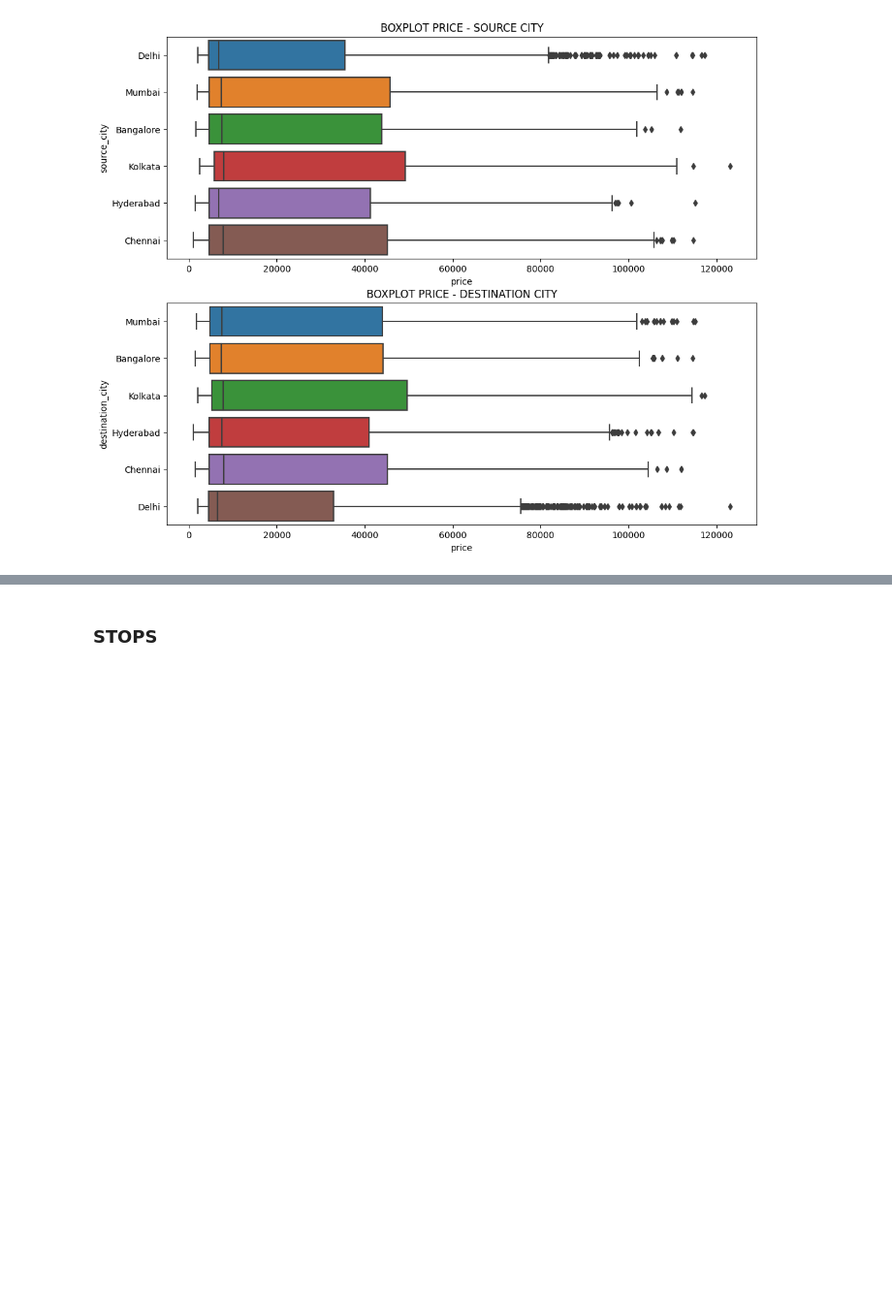
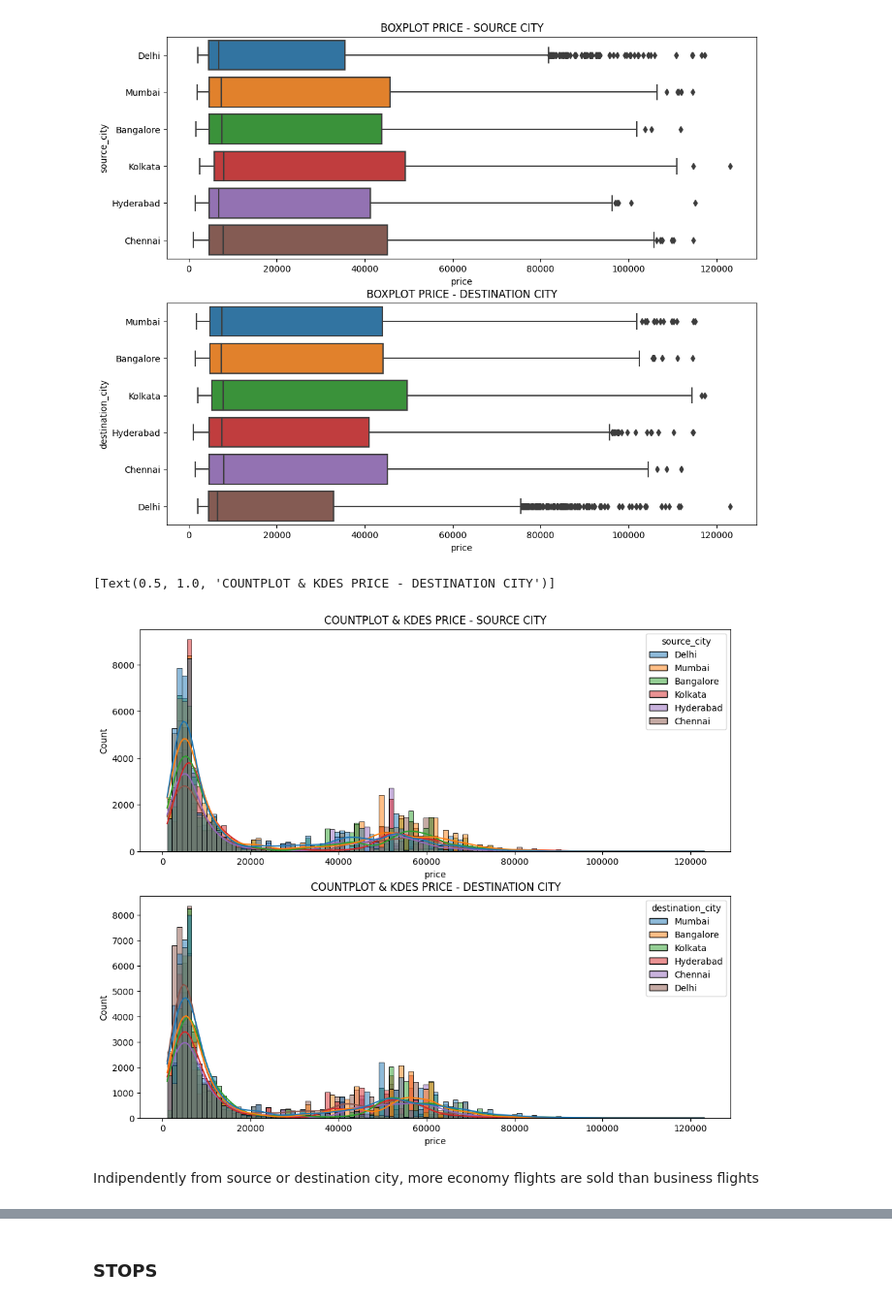
Before and after one commit to baldogiovine/763691, a Jupyter notebook: flights_provola.ipynb, the cells around one changed output, grey strips where cells are left out. Shown at 97% size. Drawn from its saved outputs; the diff is of its cells as text; code cells hidden in the pictures; blank space fills up the shorter version.

```diff
--- a/flights_provola.ipynb
+++ b/flights_provola.ipynb
@@ -96,3 +116,16 @@ g2.set(title = 'BOXPLOT PRICE - DESTINATION CITY')
 # %% [output]
 [Text(0.5, 1.0, 'BOXPLOT PRICE - DESTINATION CITY')]
 [figure]
+# %%
+fig, axs = plt.subplots(2, 1, figsize=(12,10))
+
+g1 = sns.histplot(data=df, x='price', hue='source_city', kde=True, ax=axs[0])
+g1.set(title = 'COUNTPLOT & KDES PRICE - SOURCE CITY')
+
+g2 = sns.histplot(data=df, x='price', hue='destination_city', kde=True, ax=axs[1])
+g2.set(title = 'COUNTPLOT & KDES PRICE - DESTINATION CITY')
+# %% [output]
+[Text(0.5, 1.0, 'COUNTPLOT & KDES PRICE - DESTINATION CITY')]
+[figure, added]
+# %% [markdown]
+Indipendently from source or destination city, more economy flights are sold than business flights
```
Also changed, not shown: parts of 30 cells of this notebook.
